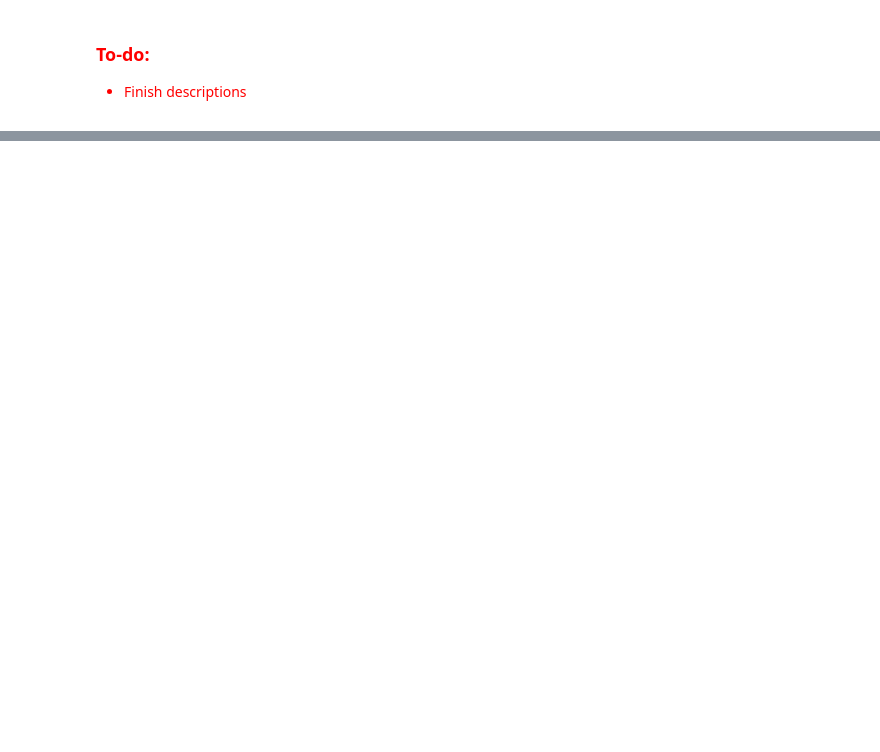
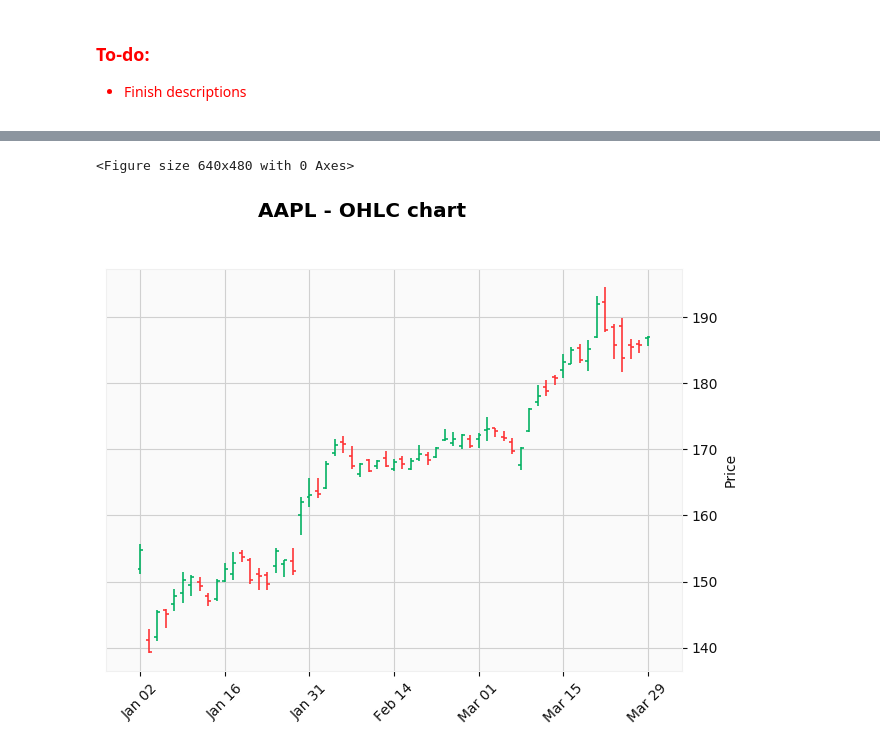
Before and after one commit to awoo424/algotrading, a Jupyter notebook: tutorial/technical-analysis/00-technical-analysis-intro.ipynb, the cells around one changed output, grey strips where cells are left out. Saved outputs shown, nothing was run; the diff lists cells and outputs as text; code cells hidden in the pictures; blank space fills up the shorter version.

```diff
--- a/tutorial/technical-analysis/00-technical-analysis-intro.ipynb
+++ b/tutorial/technical-analysis/00-technical-analysis-intro.ipynb
@@ -48,0 +322,14 @@ The major steps: ...
+# %%
+import mplfinance as mpf
+
+# load aapl csv file
+df = pd.read_csv('../../database/nasdaq_ticks_day/nasdaq_AAPL.csv', header=0, index_col='Date', parse_dates=True)
+
+# We select only the data from Jan to Dec 2019
+df = df.loc[pd.Timestamp('2019-01-01'):pd.Timestamp('2019-03-31')]
+
+plt.savefig('./figure/00-mplfinance-ohlc-chart.png', dpi=200)
+mpf.plot(df, style='yahoo', title="AAPL - OHLC chart")
+# %% [output]
+<Figure size 640x480 with 0 Axes>
+[figure, added]
```
Also changed, not shown: parts of 30 cells of this notebook, 10 other files.
